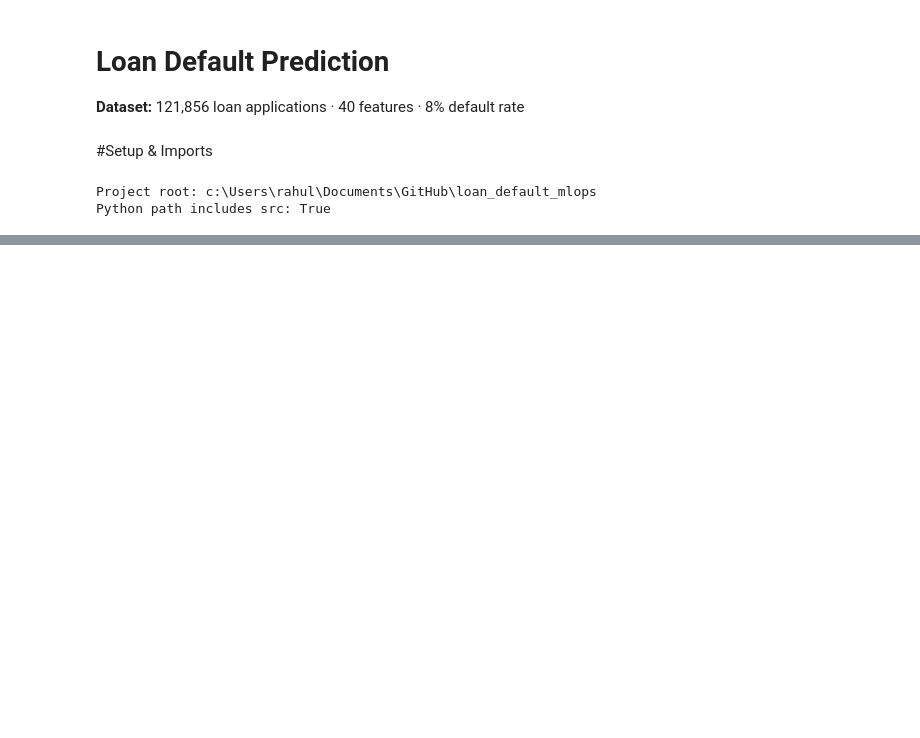
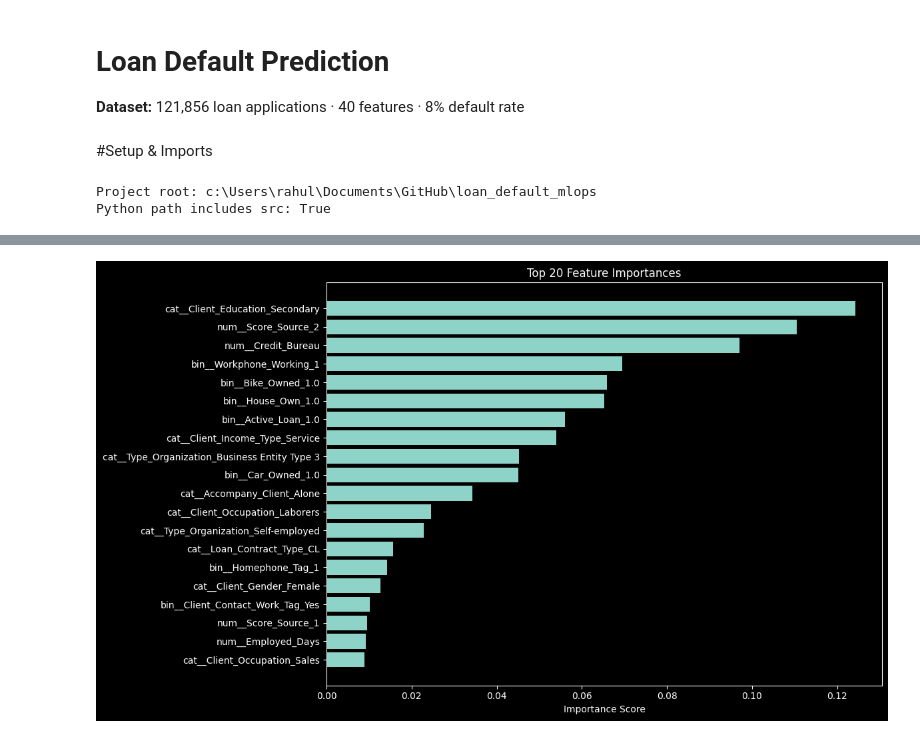
Before and after one commit to srsingh0812/loan_default_mlops, a Jupyter notebook: notebooks/loan_default_eda_visualization.ipynb, the cells around one changed output, grey strips where cells are left out. Cells and saved outputs as stored; diff of their text form; code cells hidden in the pictures; blank space fills up the shorter version.

```diff
--- a/notebooks/loan_default_eda_visualization.ipynb
+++ b/notebooks/loan_default_eda_visualization.ipynb
@@ -721,59 +1253,57 @@ print("   FN is the expensive error — bank loses the full loan amount for each
 # %%
-# ════════════════════════════════════════════════════════════════════════════════
-# CHART 9: Feature Importance
-# ════════════════════════════════════════════════════════════════════════════════
+# -------------------- Imports --------------------
+import matplotlib.pyplot as plt
+import pandas as pd
 
-fig, ax = plt.subplots(figsize=(12, 7))
-fig.patch.set_facecolor(PALETTE['navy'])
-ax.set_facecolor('#0F1E35')
-fig.suptitle('Chart 9 — Feature Importance (Gradient Boosting)',
-             fontsize=14, fontweight='bold', color=PALETTE['white'])
+# -------------------- Extract model --------------------
+clf = model_pipeline.named_steps["model"]
+importances = clf.feature_importances_
 
-# Extract feature names from ColumnTransformer
+# -------------------- Extract transformed feature names --------------------
+preprocessor = model_pipeline.named_steps["preprocessor"]
+
 try:
-    clf = model_pipeline.named_steps['classifier']
-    importances = clf.feature_importances_
+    feature_names = preprocessor.get_feature_names_out()
+except Exception:
+    raise RuntimeError("Could not extract feature names from preprocessor")
 
-    # Get feature names: numeric first, then cat, then binary (same order as ColumnTransformer)
-    from features.feature_eng import NUMERIC_FEATURES, CATEGORICAL_FEATURES, BINARY_FEATURES
-    all_feature_names = NUMERIC_FEATURES + CATEGORICAL_FEATURES + BINARY_FEATURES
-    n_features = len(importances)
-    feature_names = all_feature_names[:n_features]
+# -------------------- Sanity check --------------------
+n_model = len(importances)
+n_names = len(feature_names)
 
-    feat_imp = pd.Series(importances, index=feature_names).sort_values(ascending=True).tail(20)
+print(f"Model features      : {n_model}")
+print(f"Extracted names     : {n_names}")
 
-    colors_bar = [PALETTE['amber'] if 'ratio' in f or 'years' in f else
-                  PALETTE['blue'] for f in feat_imp.index]
+# Align lengths safely (handles rare mismatch edge cases)
+if n_model != n_names:
+    print("⚠️ Mismatch detected — aligning safely")
+    min_len = min(n_model, n_names)
+    importances = importances[:min_len]
+    feature_names = feature_names[:min_len]
 
-    bars = ax.barh(feat_imp.index, feat_imp.values, color=colors_bar, edgecolor='none', height=0.7)
+# -------------------- Build importance dataframe --------------------
+feat_imp = (
+    pd.Series(importances, index=feature_names)
+    .sort_values(ascending=True)
+    .tail(20)
+)
 
-    for bar, val in zip(bars, feat_imp.values):
-        ax.text(bar.get_width() + 0.001, bar.get_y() + bar.get_height()/2,
-                f'{val:.3f}', va='center', color=PALETTE['white'], fontsize=8)
+# -------------------- Plot --------------------
+plt.figure(figsize=(12, 7))
+plt.barh(feat_imp.index, feat_imp.values)
 
-    # Legend
-    legend_patches = [
-        mpatches.Patch(color=PALETTE['amber'], label='Engineered features (our additions)'),
-        mpatches.Patch(color=PALETTE['blue'],  label='Original raw features'),
-    ]
-    ax.legend(handles=legend_patches, facecolor=PALETTE['navy'],
-              labelcolor=PALETTE['white'], fontsize=9, loc='lower right')
+plt.title("Top 20 Feature Importances")
+plt.xlabel("Importance Score")
 
-    ax.set_title('Top 20 Most Important Features', color=PALETTE['white'], fontsize=11)
-    ax.set_xlabel('Importance Score', color=PALETTE['white'])
-    ax.tick_params(colors=PALETTE['white'], labelsize=8)
-    ax.spines['bottom'].set_color(PALETTE['gray'])
-    ax.spines['left'].set_color(PALETTE['gray'])
+plt.tight_layout()
+plt.show()
 
-    plt.tight_layout()
-    plt.savefig('chart_09_feature_importance.png', dpi=150, bbox_inches='tight',
-                facecolor=PALETTE['navy'])
-    plt.show()
+# -------------------- Insight --------------------
+top10 = feat_imp.tail(10)
 
-    engineered_in_top10 = [f for f in feat_imp.tail(10).index if 'ratio' in f or 'years' in f]
-    print(f"💡 Engineered features in top 10: {engineered_in_top10}")
-    print("   If engineered features appear near the top, our feature engineering added real value.")
+print("\nTop 10 important features:")
+print(top10)
 
-except Exception as e:
-    print(f"Note: Could not extract importances — model may have SMOTE step. Error: {e}")
-    print("Tip: Try model_pipeline.named_steps to inspect available step names.")
+print("\nInsight:")
+print("Features appearing after preprocessing (especially encoded ones) drive model decisions.")
+# %% [output]
@@ -779,0 +1312 @@ except Exception as e:
+[figure, added]
```
Also changed, not shown: parts of 28 cells of this notebook, 2 other files.
